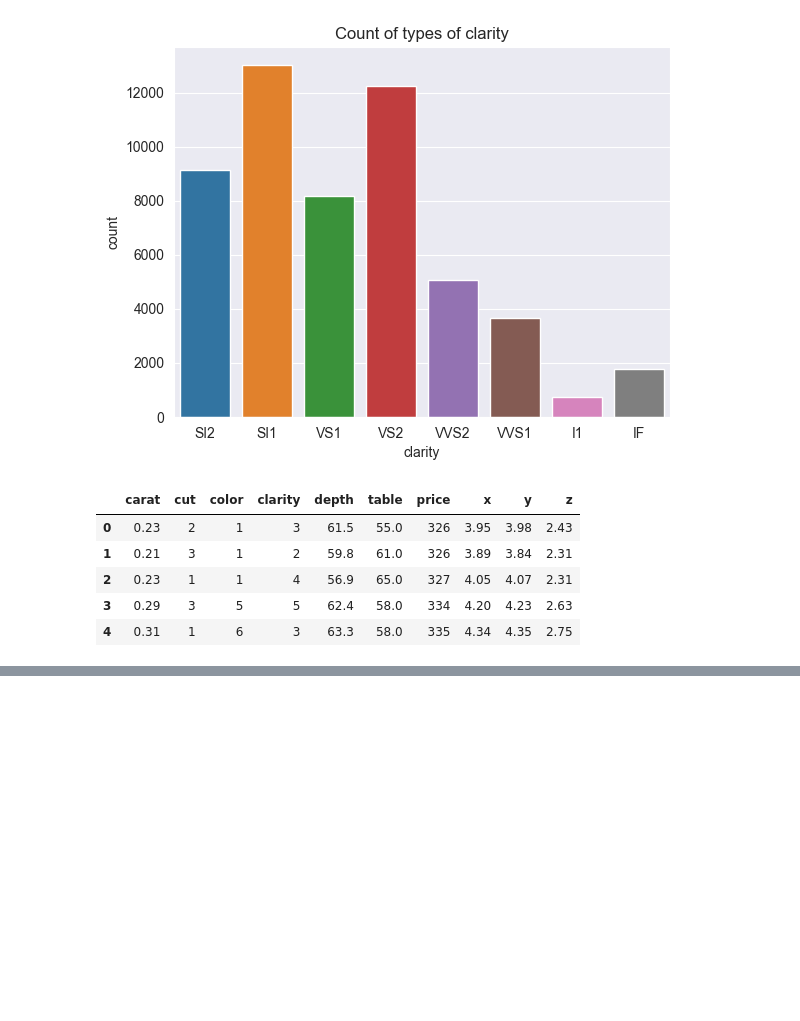
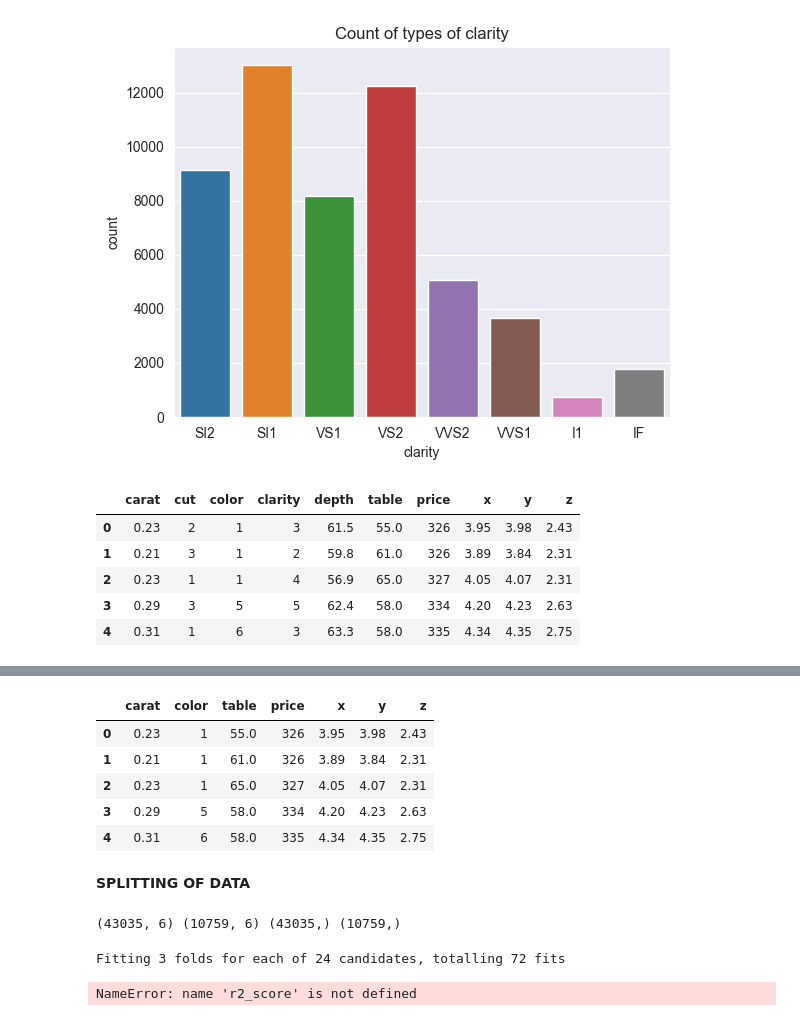
Before and after one commit to Ash2809/Diamond_Price_Pred, a Jupyter notebook: pred.ipynb, the cells around one changed output, grey strips where cells are left out. Saved outputs shown, nothing was run; the diff lists cells and outputs as text; code cells hidden in the pictures; blank space fills up the shorter version.

```diff
--- a/pred.ipynb
+++ b/pred.ipynb
@@ -91,0 +99,12 @@ data.head(5)
+# %%
+data = data.drop(columns = ['cut', 'clarity', 'depth'], axis =1)
+data.head(5)
+# %% [output]
+|  | carat | color | table | price | x | y | z |
+| 0 | 0.23 | 1 | 55.0 | 326 | 3.95 | 3.98 | 2.43 |
+| 1 | 0.21 | 1 | 61.0 | 326 | 3.89 | 3.84 | 2.31 |
+| 2 | 0.23 | 1 | 65.0 | 327 | 4.05 | 4.07 | 2.31 |
+| 3 | 0.29 | 5 | 58.0 | 334 | 4.20 | 4.23 | 2.63 |
+| 4 | 0.31 | 6 | 58.0 | 335 | 4.34 | 4.35 | 2.75 |
+# %% [markdown]
+**SPLITTING OF DATA**
@@ -91,0 +114,5 @@ data.head(5)
+# %%
+x_train, x_test, y_train, y_test = train_test_split(x, y, test_size=0.2, random_state=42)
+print(x_train.shape, x_test.shape, y_train.shape, y_test.shape)
+# %% [output]
+(43035, 6) (10759, 6) (43035,) (10759,)
@@ -91,0 +126,38 @@ data.head(5)
+# %%
+signature = infer_signature(x_train, y_train)
+
+param_grid = {
+    'n_estimators': [100, 200],
+    'max_depth': [5, 10, None],
+    'min_samples_split': [2, 5],
+    'min_samples_leaf': [1, 2]
+}
+
+with mlflow.start_run():
+    grid_search = hyper_param_tuning(x_train, y_train, param_grid)
+
+    model = grid_search.best_estimator_
+    y_pred = model.predict(x_test)
+
+    r2 = r2_score(y_test, y_pred)
+
+    mlflow.log_param("best_n_estimators",grid_search.best_params_['n_estimators'])
+    mlflow.log_param("best_max_depth", grid_search.best_params_['max_depth'])
+    mlflow.log_param("best_min_samples_split", grid_search.best_params_['min_samples_split'])
+    mlflow.log_param("best_min_samples_leaf", grid_search.best_params_['min_samples_leaf'])
+    mlflow.log_metric("r2",r2)
+
+    mlflow.set_tracking_uri("https://127.0.0.1:5000")
+
+    tracking_url_type_store=urlparse(mlflow.get_tracking_uri()).scheme
+
+    if tracking_url_type_store !='file':
+        mlflow.sklearn.log_model(model,"model",registered_model_name="Best Randomforest Model")
+    else:
+        mlflow.sklearn.log_model(model,"model",signature=signature)
+
+    print(f"Best Hyperparameters: {grid_search.best_params_}")
+    print(f"Mean Squared Error: {r2}")
+# %% [output]
+Fitting 3 folds for each of 24 candidates, totalling 72 fits
+NameError: name 'r2_score' is not defined
```
Also changed, not shown: parts of 4 cells of this notebook, 1 other file.
